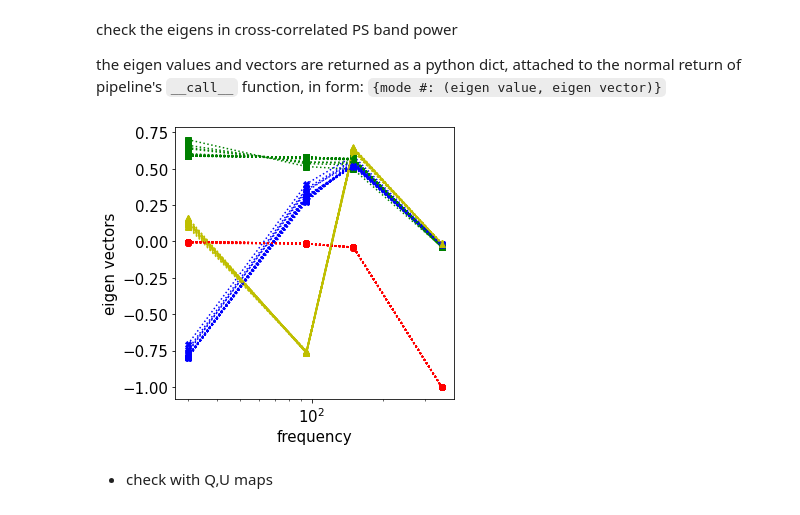
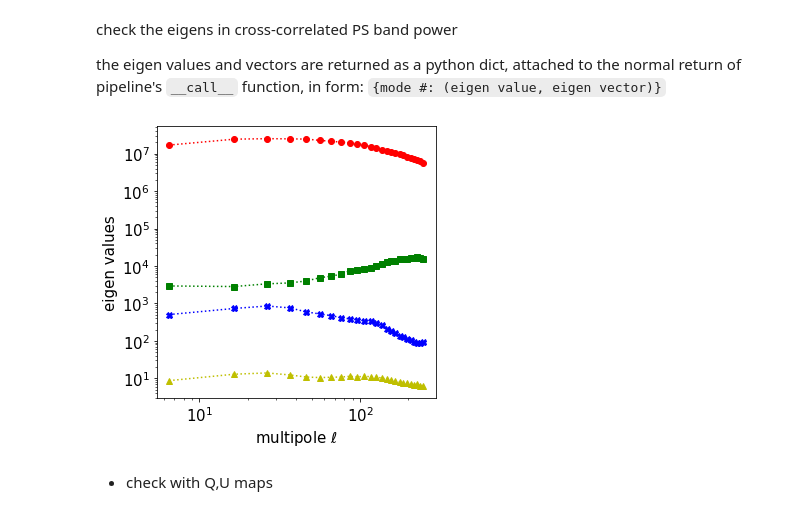
Before and after one commit to gioacchinowang/afra, a Jupyter notebook: tutorials/tutorial01.ipynb, the cells around one changed output. Drawn from its saved outputs; the diff is of its cells as text; code cells hidden in the pictures.

```diff
--- a/tutorials/tutorial01.ipynb
+++ b/tutorials/tutorial01.ipynb
@@ -349,18 +183,23 @@ the eigen values and vectors are returned as a python dict, attached to the norm
 # %%
 fig,ax = matplotlib.pyplot.subplots(figsize=(5,5))
 freq_list = [30,95,150,353]
-for i in range(len(rslt_tt[0])):
-    vec = rslt_tt[-1][i][1]
-    ax.plot(freq_list,vec[:,0],linestyle=':',color='r',marker='o')
-    ax.plot(freq_list,vec[:,1],linestyle=':',color='g',marker='s')
-    ax.plot(freq_list,vec[:,2],linestyle=':',color='b',marker='X')
-    ax.plot(freq_list,vec[:,3],linestyle=':',color='y',marker='^')
+
+eigens = np.empty((len(freq_list),len(rslt_tt[0])))
+for i in range(eigens.shape[1]):
+    eigens[:,i] = rslt_tt[-1][i][0]
+
+ax.plot(rslt_tt[0],eigens[0],linestyle=':',color='r',marker='o')
+ax.plot(rslt_tt[0],eigens[1],linestyle=':',color='g',marker='s')
+ax.plot(rslt_tt[0],eigens[2],linestyle=':',color='b',marker='X')
+ax.plot(rslt_tt[0],eigens[3],linestyle=':',color='y',marker='^')
+
 ax.set_xscale('log')
-ax.set_xlabel('frequency', fontsize=15)
-ax.set_ylabel('eigen vectors', fontsize=15)
+ax.set_yscale('log')
+ax.set_xlabel(r'multipole $\ell$', fontsize=15)
+ax.set_ylabel(r'eigen values', fontsize=15)
 ax.tick_params(axis='both', labelsize=15)
 # %% [output]
-[figure, old version]
+[figure, new version]
 # %% [markdown]
 - check with Q,U maps
 # %%
```
Also changed, not shown: parts of 14 cells of this notebook, 10 other files.
